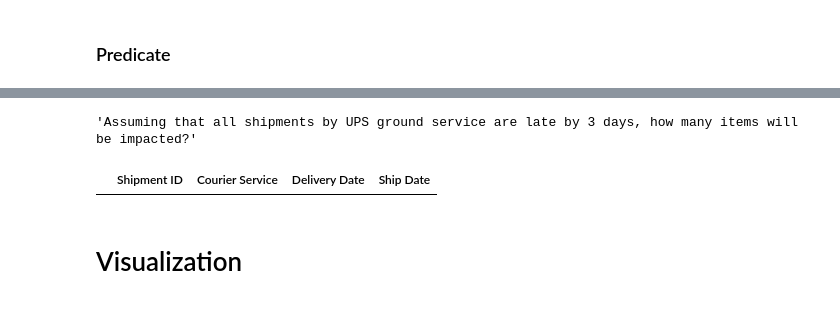
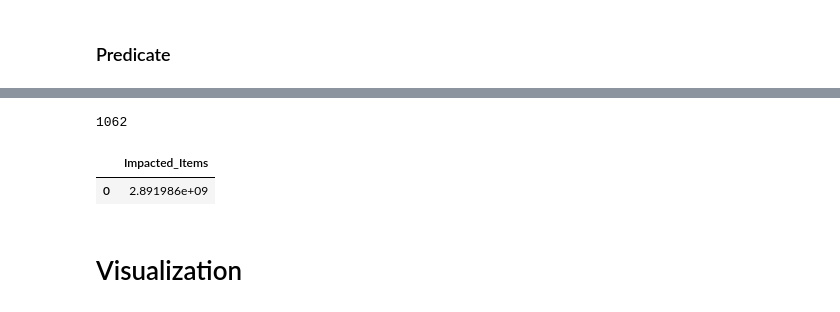
Before and after one commit to RyanChenJung/pneuma-seeker-memory, a Jupyter notebook: e2e.ipynb, the cells around one changed output, grey strips where cells are left out. Drawn from its saved outputs; the diff is of its cells as text; code cells hidden in the pictures.

```diff
--- a/e2e.ipynb
+++ b/e2e.ipynb
@@ -1343,0 +1347,11 @@ Carefully interpret what the new column expects based on the given question, and
+# %%
+extract_col = """You are a helpful and knowledgeable data scientist.
+
+You will be provided with:
+- A table, represented by its schema and rows.
+- A new column to be added, whose values depend on the existing columns.
+- A description of how to transform the existing values into the new column values for all rows.
+
+Your task is to generate the values for the new column, considering **all relevant columns together**, not in isolation. For example, a city name may appear in multiple regions, but when combined with the corresponding province or county, ambiguity can be resolved.
+
+Output your answer as a **valid Python list** representing the new column values for all rows—**no extra text, formatting, or explanation**. The result must be directly parseable as a Python list."""
@@ -1566,4 +1581,4 @@ Name: count, dtype: int64
 # %%
-processor.ctx.table_store.add_table(DB_SCHEMA_AFTER_UNION, "target_table", target_table, True, True)
+processor.ctx.table_store.add_table(DB_SCHEMA_FINAL, "target_table", target_table, True, True)
 # %% [markdown]
 ### Predicate
@@ -1667,4 +1738,0 @@ target_schema
-# %%
-QUESTION_1
-# %% [output]
-'Assuming that all shipments by UPS ground service are late by 3 days, how many items will be impacted?'
@@ -1683,7 +1739,19 @@ AND "Delivery Date" > "Ship Date" + INTERVAL 3 day;""",
+# %%
+answer_table = execute_sql_query(
+    sql_query,
+    {
+        "target_table": processor.ctx.table_store.get_table(DB_SCHEMA_FINAL, "std_target_table")
+    }
+)
+# %%
+processor.ctx.table_store.get_table(DB_SCHEMA_FINAL, "std_target_table").data['ID'].nunique()
+# %% [output]
+1062
 # %%
-x.data
+answer_table.data
 # %% [output]
-|  | Shipment ID | Courier Service | Delivery Date | Ship Date |
+|  | Impacted_Items |
+| 0 | 2.891986e+09 |
 # %% [markdown]
 # Visualization
 # %%
```
Also changed, not shown: parts of 21 cells of this notebook.
